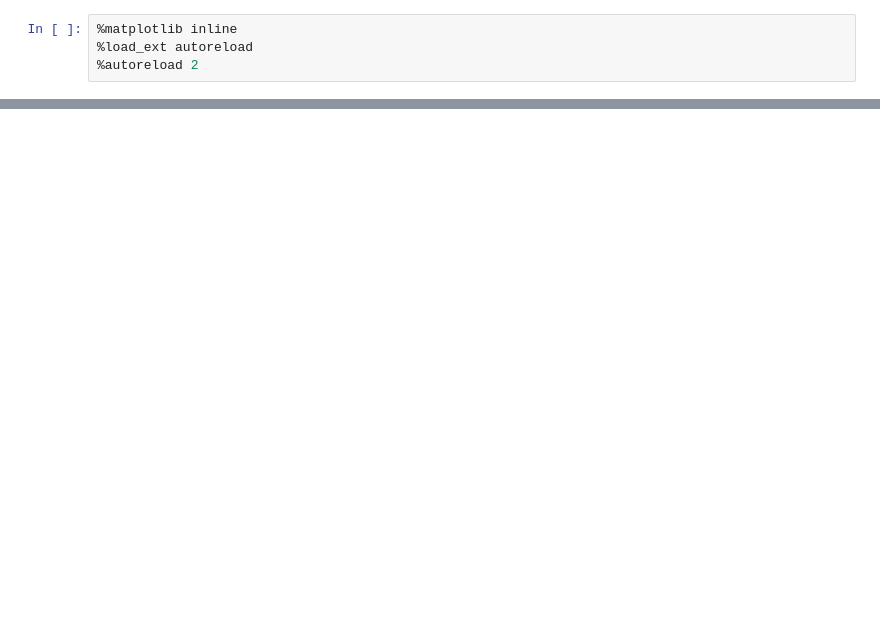
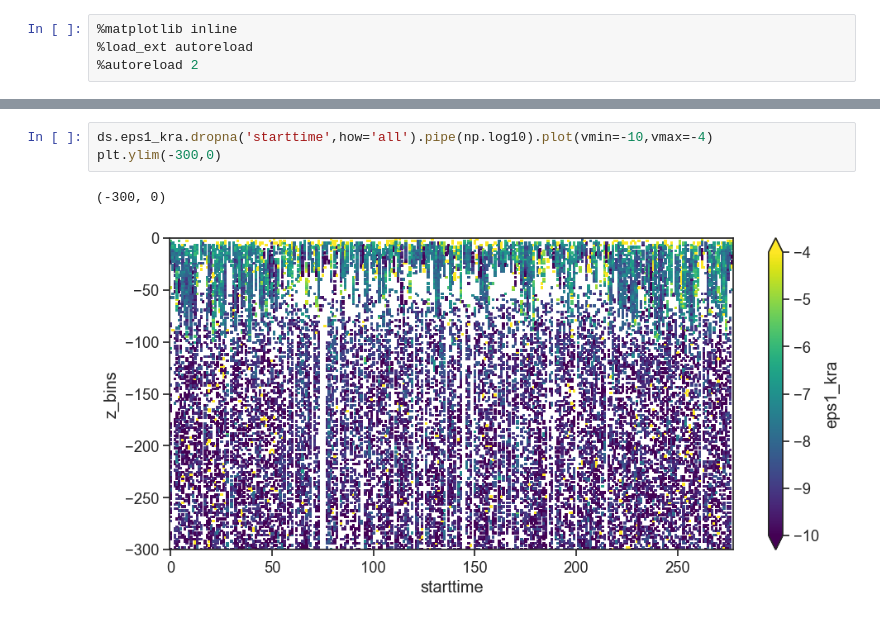
Before and after one commit to sessink/epsilon_from_emapex, a Jupyter notebook: notebooks/projection_onto_z.ipynb, the cells around one changed output, grey strips where cells are left out. Saved outputs shown, nothing was run; the diff lists cells and outputs as text; blank space fills up the shorter version.

```diff
--- a/notebooks/projection_onto_z.ipynb
+++ b/notebooks/projection_onto_z.ipynb
@@ -119,0 +138,6 @@ ValueError: unable to infer dtype on variable 'z_bins'; xarray cannot serialize
+# %%
+ds.eps1_kra.dropna('starttime',how='all').pipe(np.log10).plot(vmin=-10,vmax=-4)
+plt.ylim(-300,0)
+# %% [output]
+(-300, 0)
+[figure, added]
```
Also changed, not shown: parts of 9 cells of this notebook, 2 other files.
